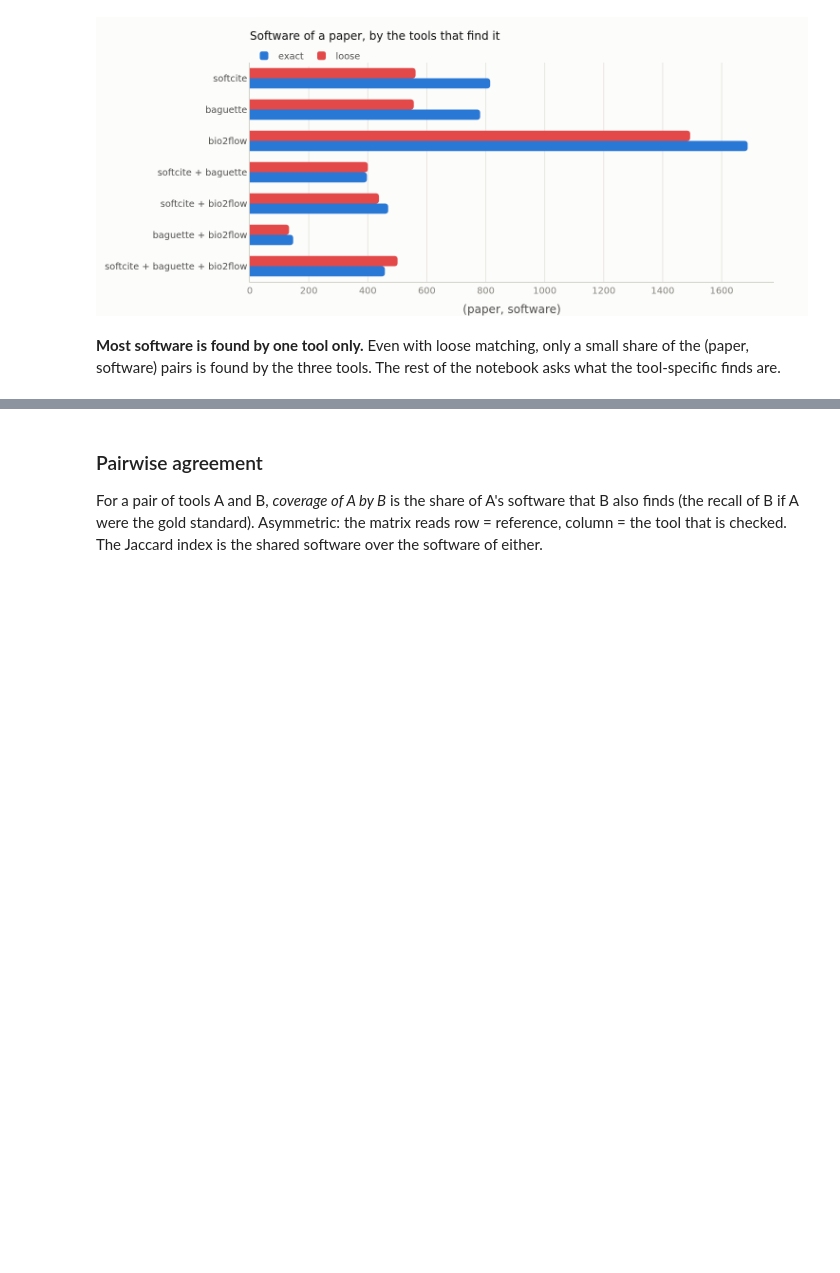
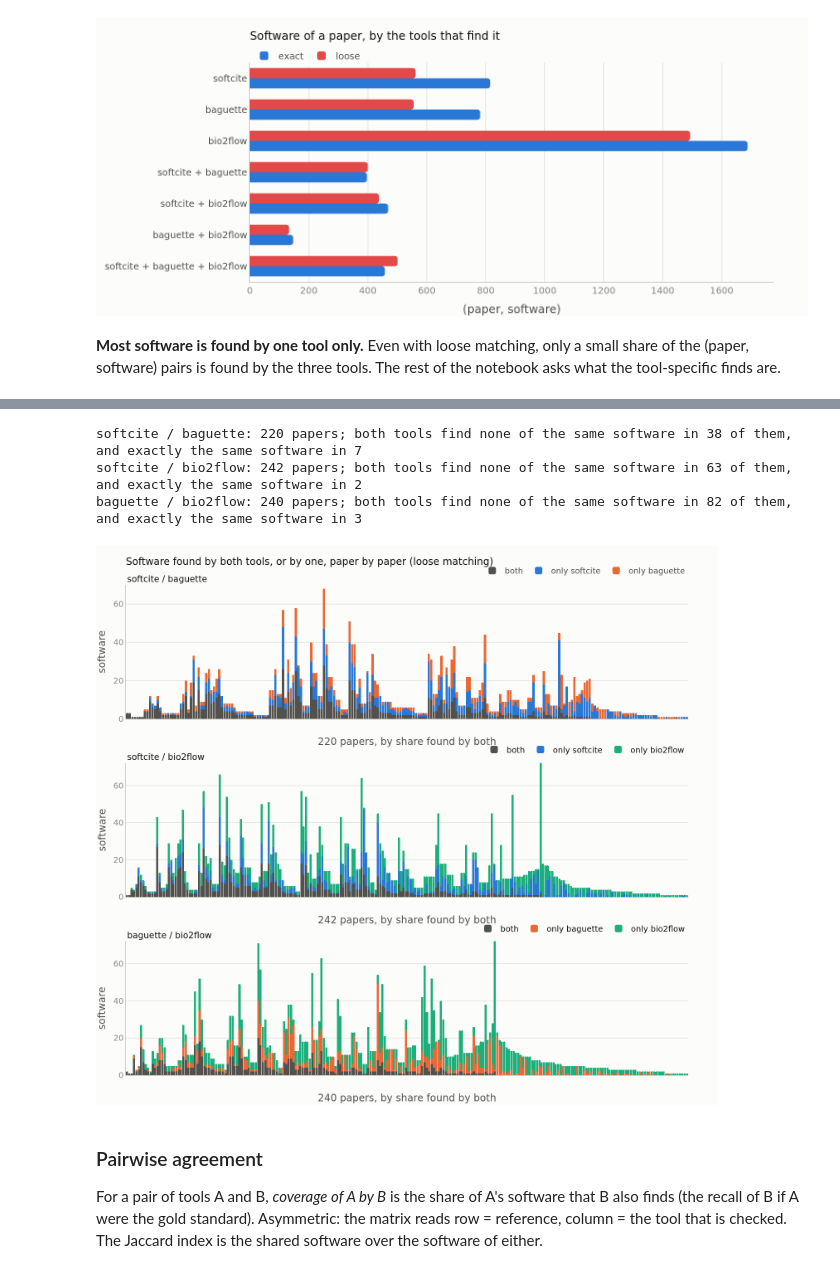
Before and after one commit to HackathonSanteNumerique/hackaton-sante-numerique-2026, a Jupyter notebook: notebooks/extractor_comparison.ipynb, the cells around one changed output, grey strips where cells are left out. Drawn from its saved outputs; the diff is of its cells as text; code cells hidden in the pictures; blank space fills up the shorter version.

Commit message:
Extractor comparison: per paper, the software both tools find and the software only one finds, matched by name, in place of the counts per paper

```diff
--- a/notebooks/extractor_comparison.ipynb
+++ b/notebooks/extractor_comparison.ipynb
@@ -305,18 +302,0 @@ Per paper, the number of software each tool finds. Each dot is a paper; hover it
-# %%
-fig = make_subplots(rows=1, cols=3, subplot_titles=[f"{a} vs {b}" for a, b in combinations(TOOLS, 2)], horizontal_spacing=0.08)
-for col, (a, b) in enumerate(combinations(TOOLS, 2), start=1):
-    hi = int(n_per_paper[[a, b]].max().max()) + 1
-    fig.add_trace(go.Scatter(x=[0, hi], y=[0, hi], mode="lines", line=dict(color=STYLE["axis"], dash="dot"),
-                             hoverinfo="skip", showlegend=False), row=1, col=col)
-    fig.add_trace(go.Scatter(
-        x=n_per_paper[a], y=n_per_paper[b], mode="markers", showlegend=False,
-        marker=dict(color=STYLE["series"][0], opacity=0.55, size=7),
-        text=[(titles.get(p) or p)[:80] for p in n_per_paper.index],
-        hovertemplate=f"%{{text}}<br>{a}: %{{x}}<br>{b}: %{{y}}<extra></extra>"), row=1, col=col)
-    fig.update_xaxes(title_text=a, row=1, col=col)
-    fig.update_yaxes(title_text=b, row=1, col=col)
-    r = n_per_paper[a].rank().corr(n_per_paper[b].rank())  # Spearman, without scipy
-    print(f"{a} vs {b}: Spearman correlation of the counts per paper {r:.2f}")
-fig.update_annotations(font=dict(size=14, color=STYLE["ink"]))
-fig.update_layout(title="Software per paper, tool against tool", height=420)
-fig.show()
@@ -425,3 +404,45 @@ fig.show()
+# %%
+def names_list(names, n=10):
+    names = sorted(names)
+    return ", ".join(names[:n]) + (f", … (+{len(names) - n})" if len(names) > n else "") if names else "—"
+
+
+Y_MAX = 70  # one paper has 160 bio2flow names: its bar is cut at Y_MAX (the hover gives the numbers)
+ent = ENT["loose"].assign(label=ENT["loose"]["names"].map(lambda ns: min(ns, key=len)))
+fig = make_subplots(rows=3, cols=1, vertical_spacing=0.09, subplot_titles=[f"{a} / {b}" for a, b in combinations(TOOLS, 2)])
+for row, (a, b) in enumerate(combinations(TOOLS, 2), start=1):
+    sub = ent[ent[a] | ent[b]]
+    parts = sub.groupby("paper").apply(lambda g: pd.Series({
+        "both": g.loc[g[a] & g[b], "label"].tolist(),
+        f"only {a}": g.loc[g[a] & ~g[b], "label"].tolist(),
+        f"only {b}": g.loc[~g[a] & g[b], "label"].tolist()}), include_groups=False)
+    counts = parts.map(len)
+    order = (counts["both"] / counts.sum(axis=1)).to_frame("share").assign(total=counts.sum(axis=1)) \
+        .sort_values(["share", "total"], ascending=False).index
+    parts, counts = parts.loc[order], counts.loc[order]
+    hover = [f"<b>{(titles.get(p) or p)[:90]}</b><br>both ({len(r['both'])}): {names_list(r['both'])}"
+             f"<br>only {a} ({len(r[f'only {a}'])}): {names_list(r[f'only {a}'])}"
+             f"<br>only {b} ({len(r[f'only {b}'])}): {names_list(r[f'only {b}'])}" for p, r in parts.iterrows()]
+    x = list(range(len(parts)))
+    for col, color in (("both", STYLE["ink2"]), (f"only {a}", COLOR[a]), (f"only {b}", COLOR[b])):
+        fig.add_trace(go.Bar(x=x, y=counts[col], name=col, marker_color=color, marker_line_width=0,
+                             legendgroup=f"{row}{col}", legend=f"legend{row if row > 1 else ''}",
+                             customdata=hover, hovertemplate="%{customdata}<extra></extra>"), row=row, col=1)
+    fig.update_xaxes(showticklabels=False, showgrid=False, title_text=f"{len(parts)} papers, by share found by both", row=row, col=1)
+    fig.update_yaxes(title_text="software", range=[0, min(counts.sum(axis=1).max(), Y_MAX) * 1.03], row=row, col=1)
+    print(f"{a} / {b}: {len(parts)} papers; both tools find none of the same software in "
+          f"{(counts['both'] == 0).sum()} of them, and exactly the same software in {(counts.drop(columns='both').sum(axis=1) == 0).sum()}")
+legends = {f"legend{i if i > 1 else ''}": dict(orientation="h", x=1, xanchor="right", y=y, yanchor="bottom", bgcolor="rgba(0,0,0,0)")
+           for i, y in ((1, 1.01), (2, 0.645), (3, 0.28))}
+fig.update_layout(title="Software found by both tools, or by one, paper by paper (loose matching)", barmode="stack", bargap=0.1,
+                  height=900, hoverlabel=dict(align="left"), **legends)
+fig.update_annotations(font=dict(size=14, color=STYLE["ink"]), x=0, xanchor="left")
+fig.show()
+# %% [output]
+softcite / baguette: 220 papers; both tools find none of the same software in 38 of them, and exactly the same software in 7
+softcite / bio2flow: 242 papers; both tools find none of the same software in 63 of them, and exactly the same software in 2
+baguette / bio2flow: 240 papers; both tools find none of the same software in 82 of them, and exactly the same software in 3
+[figure, added]
 # %% [markdown]
 ### Pairwise agreement
 
```
Also changed, not shown: parts of 4 cells of this notebook.
